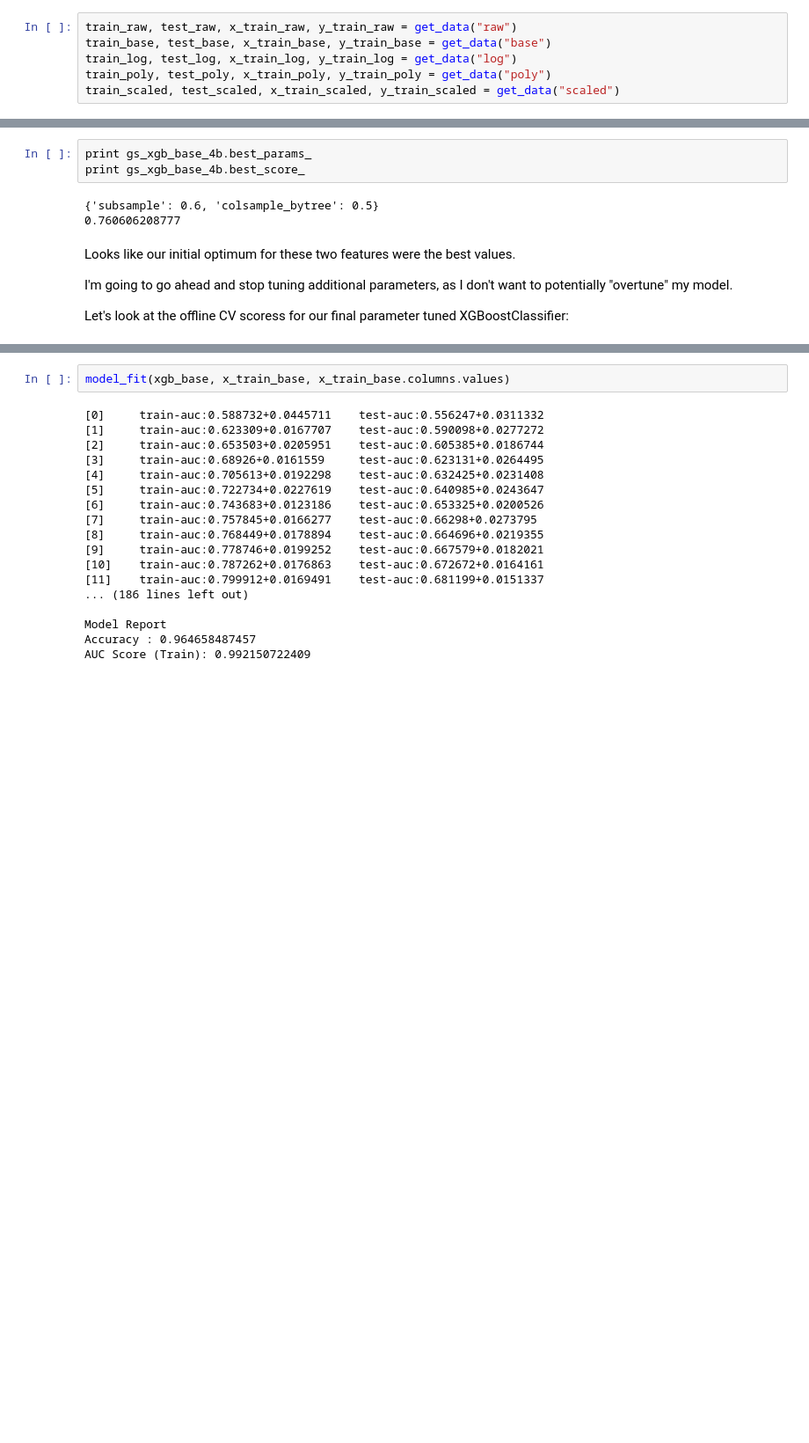
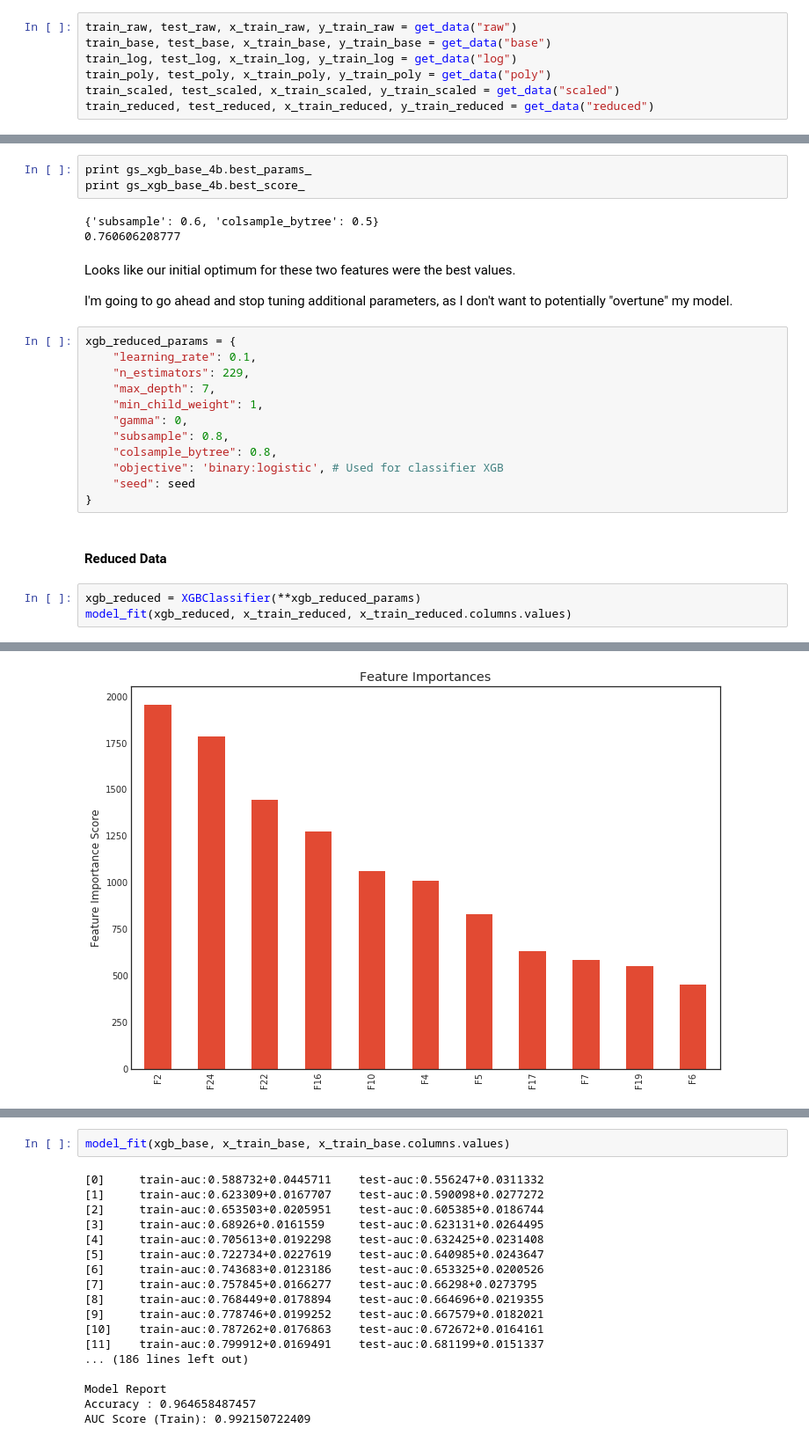
Before and after one commit to JulianDomingo/kaggle_ee379k, a Jupyter notebook: layer_1_models.ipynb, the cells around one changed output, grey strips where cells are left out. Shown at 88% size. Drawn from its saved outputs; the diff is of its cells as text; blank space fills up the shorter version.

Commit message:
Added try 2 of highest sub, WIP reduced data xgb tuning/meta feature

```diff
--- a/layer_1_models.ipynb
+++ b/layer_1_models.ipynb
@@ -79,6 +79,7 @@ train_base, test_base, x_train_base, y_train_base = get_data("base")
 train_log, test_log, x_train_log, y_train_log = get_data("log")
 train_poly, test_poly, x_train_poly, y_train_poly = get_data("poly")
 train_scaled, test_scaled, x_train_scaled, y_train_scaled = get_data("scaled")
+train_reduced, test_reduced, x_train_reduced, y_train_reduced = get_data("reduced")
 # %%
 x_train_base.head()
 # %% [output]
@@ -708,5 +709,21 @@ print gs_xgb_base_4b.best_score_
 Looks like our initial optimum for these two features were the best values.
 
 I'm going to go ahead and stop tuning additional parameters, as I don't want to potentially "overtune" my model.
-
-Let's look at the offline CV scoress for our final parameter tuned XGBoostClassifier:
+# %%
+xgb_reduced_params = {
+    "learning_rate": 0.1,
+    "n_estimators": 229,
+    "max_depth": 7,
+    "min_child_weight": 1,
+    "gamma": 0,
+    "subsample": 0.8,
+    "colsample_bytree": 0.8,
+    "objective": 'binary:logistic', # Used for classifier XGB
+    "seed": seed
+}
+# %% [markdown]
+#### Reduced Data
+# %%
+xgb_reduced = XGBClassifier(**xgb_reduced_params)
+model_fit(xgb_reduced, x_train_reduced, x_train_reduced.columns.values)
+# %% [output]
@@ -712,0 +747 @@ Let's look at the offline CV scoress for our final parameter tuned XGBoostClassi
+[figure, added]
```
Also changed, not shown: parts of 8 cells of this notebook, 1 other file.
